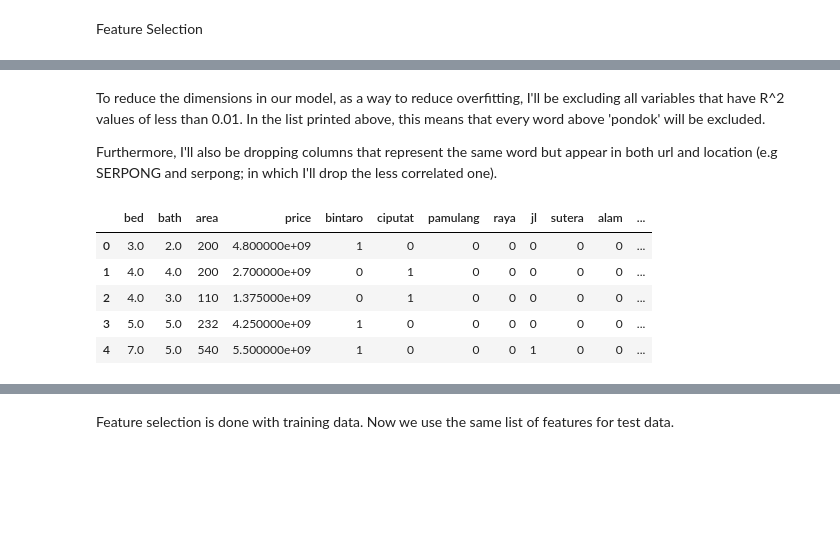
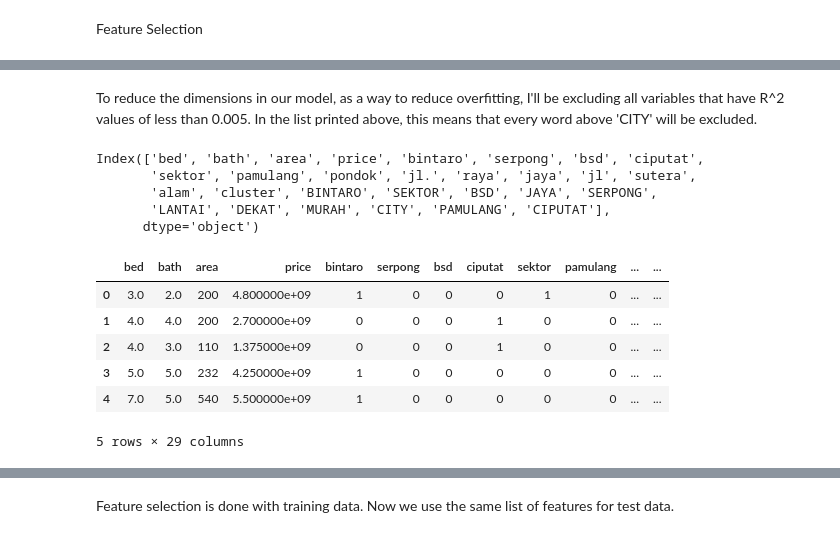
Before and after one commit to fwenardy/housing_prices_proj, a Jupyter notebook: Feature_Engineering_Selection.ipynb, the cells around one changed output, grey strips where cells are left out. Cells and saved outputs as stored; diff of their text form; code cells hidden in the pictures; blank space fills up the shorter version.

```diff
--- a/Feature_Engineering_Selection.ipynb
+++ b/Feature_Engineering_Selection.ipynb
@@ -148,24 +148,27 @@ r2coeffs
  ('area', 0.6763880587693658),
  ('price', 1.0)]
 # %% [markdown]
-To reduce the dimensions in our model, as a way to reduce overfitting, I'll be excluding all variables that have R^2 values of less than 0.01. In the list printed above, this means that every word above 'pondok' will be excluded.
-
-Furthermore, I'll also be dropping columns that represent the same word but appear in both url and location (e.g SERPONG and serpong; in which I'll drop the less correlated one).
+To reduce the dimensions in our model, as a way to reduce overfitting, I'll be excluding all variables that have R^2 values of less than 0.005. In the list printed above, this means that every word above 'CITY' will be excluded.
 # %%
 WeakCorrelatedCols = ['CLUSTER', 'gading', 'GADING', 'CLUSTER', 'lengkong', 'RESIDENCE', 'SIAP', 'timur', 'utara', 'city', '2',
-                      'HUNI', 'STRATEGIS', '9', 'aren', 'jalan', 'CITY', 'pondok', 'CIPUTAT', 'bsd', 'jaya', 'BSD', 'serpong']
-RedundantCols = ['sektor', 'BINTARO', 'PAMULANG', 'jl.']
+                      'HUNI', 'STRATEGIS', '9', 'aren', 'jalan']
 
 train_data = train_data.drop(columns = WeakCorrelatedCols)
-train_data = train_data.drop(columns = RedundantCols)
+print(train_data.columns)
 train_data.head()
 # %% [output]
+Index(['bed', 'bath', 'area', 'price', 'bintaro', 'serpong', 'bsd', 'ciputat',
+       'sektor', 'pamulang', 'pondok', 'jl.', 'raya', 'jaya', 'jl', 'sutera',
+       'alam', 'cluster', 'BINTARO', 'SEKTOR', 'BSD', 'JAYA', 'SERPONG',
+       'LANTAI', 'DEKAT', 'MURAH', 'CITY', 'PAMULANG', 'CIPUTAT'],
+      dtype='object')
-|  | bed | bath | area | price | bintaro | ciputat | pamulang | raya | jl | sutera | alam | ... |
-| 0 | 3.0 | 2.0 | 200 | 4.800000e+09 | 1 | 0 | 0 | 0 | 0 | 0 | 0 | ... |
-| 1 | 4.0 | 4.0 | 200 | 2.700000e+09 | 0 | 1 | 0 | 0 | 0 | 0 | 0 | ... |
-| 2 | 4.0 | 3.0 | 110 | 1.375000e+09 | 0 | 1 | 0 | 0 | 0 | 0 | 0 | ... |
-| 3 | 5.0 | 5.0 | 232 | 4.250000e+09 | 1 | 0 | 0 | 0 | 0 | 0 | 0 | ... |
-| 4 | 7.0 | 5.0 | 540 | 5.500000e+09 | 1 | 0 | 0 | 0 | 1 | 0 | 0 | ... |
+|  | bed | bath | area | price | bintaro | serpong | bsd | ciputat | sektor | pamulang | ... | ... |
+| 0 | 3.0 | 2.0 | 200 | 4.800000e+09 | 1 | 0 | 0 | 0 | 1 | 0 | ... | ... |
+| 1 | 4.0 | 4.0 | 200 | 2.700000e+09 | 0 | 0 | 0 | 1 | 0 | 0 | ... | ... |
+| 2 | 4.0 | 3.0 | 110 | 1.375000e+09 | 0 | 0 | 0 | 1 | 0 | 0 | ... | ... |
+| 3 | 5.0 | 5.0 | 232 | 4.250000e+09 | 1 | 0 | 0 | 0 | 0 | 0 | ... | ... |
+| 4 | 7.0 | 5.0 | 540 | 5.500000e+09 | 1 | 0 | 0 | 0 | 0 | 0 | ... | ... |
+5 rows × 29 columns
 # %%
 #let's plot the cross correlation values now
 sns.heatmap(train_data.corr(numeric_only = True)**2, cmap = "PuBuGn")
```
Also changed, not shown: parts of 5 cells of this notebook, 7 other files.
